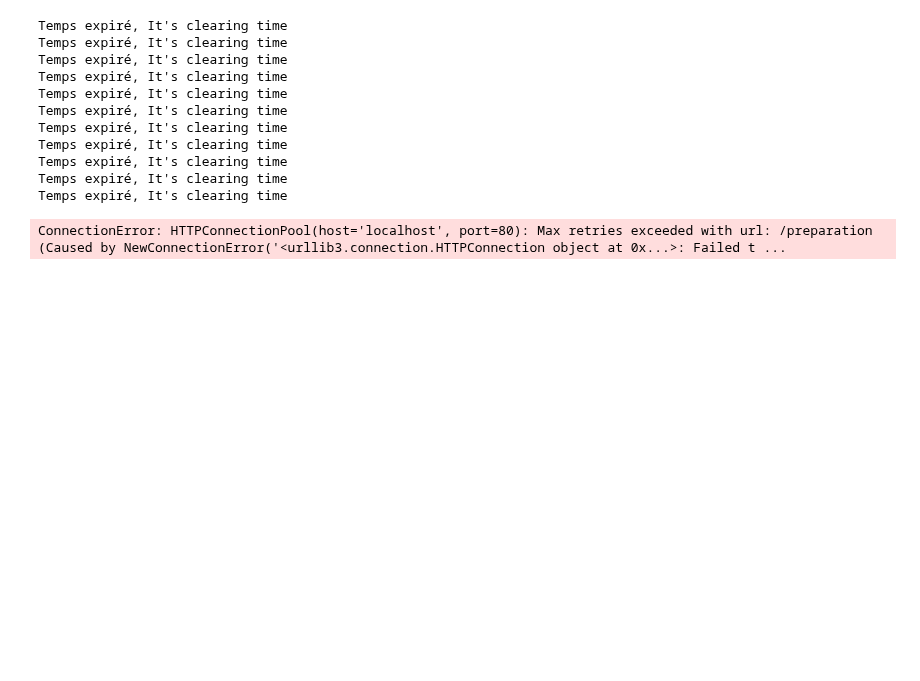
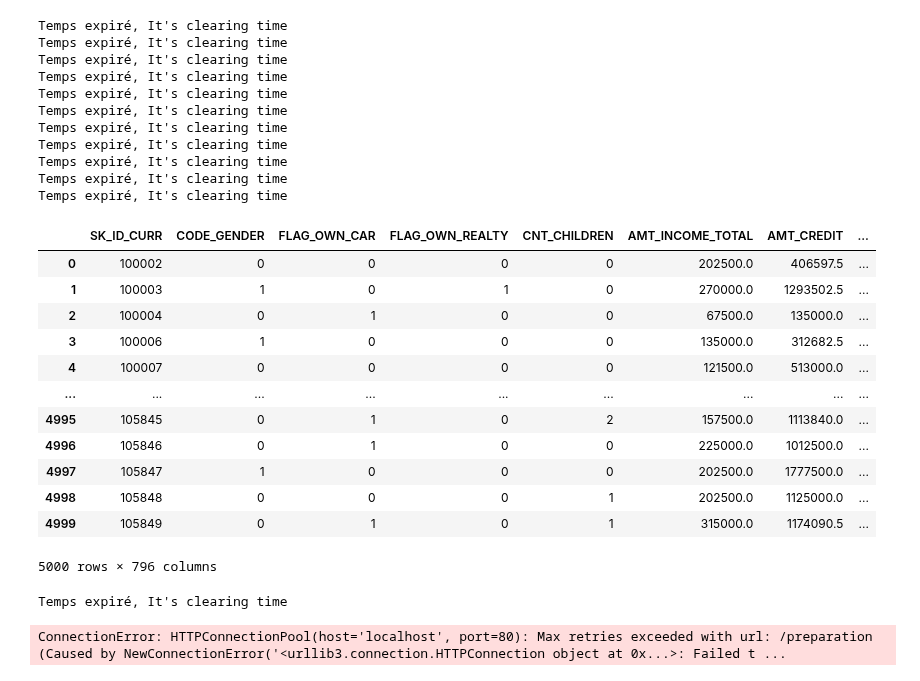
Before and after one commit to RubenHf/Scoring-model-banking, a Jupyter notebook: Halifa_Ruben_2_Dashboard_082023.ipynb, the cells around one changed output. Drawn from its saved outputs; the diff is of its cells as text; code cells hidden in the pictures; blank space fills up the shorter version.

```diff
--- a/Halifa_Ruben_2_Dashboard_082023.ipynb
+++ b/Halifa_Ruben_2_Dashboard_082023.ipynb
@@ -1479,6 +1591,23 @@ model_uri = "runs:/<RUN_ID>/mlflow_model"
 registered_model = mlflow.azureml.register(model_uri=model_uri, workspace=ws, model_name="my_model")
 # %%
 df = pd.read_csv("test.csv")
+# %%
+df
+# %% [output]
+|  | SK_ID_CURR | CODE_GENDER | FLAG_OWN_CAR | FLAG_OWN_REALTY | CNT_CHILDREN | AMT_INCOME_TOTAL | AMT_CREDIT | ... |
+| 0 | 100002 | 0 | 0 | 0 | 0 | 202500.0 | 406597.5 | ... |
+| 1 | 100003 | 1 | 0 | 1 | 0 | 270000.0 | 1293502.5 | ... |
+| 2 | 100004 | 0 | 1 | 0 | 0 | 67500.0 | 135000.0 | ... |
+| 3 | 100006 | 1 | 0 | 0 | 0 | 135000.0 | 312682.5 | ... |
+| 4 | 100007 | 0 | 0 | 0 | 0 | 121500.0 | 513000.0 | ... |
+| ... | ... | ... | ... | ... | ... | ... | ... | ... |
+| 4995 | 105845 | 0 | 1 | 0 | 2 | 157500.0 | 1113840.0 | ... |
+| 4996 | 105846 | 0 | 1 | 0 | 0 | 225000.0 | 1012500.0 | ... |
+| 4997 | 105847 | 1 | 0 | 0 | 0 | 202500.0 | 1777500.0 | ... |
+| 4998 | 105848 | 0 | 0 | 0 | 1 | 202500.0 | 1125000.0 | ... |
+| 4999 | 105849 | 0 | 1 | 0 | 1 | 315000.0 | 1174090.5 | ... |
+5000 rows × 796 columns
+Temps expiré, It's clearing time
 # %%
 import requests
 
```
Also changed, not shown: parts of 11 cells of this notebook, 1 other file.
